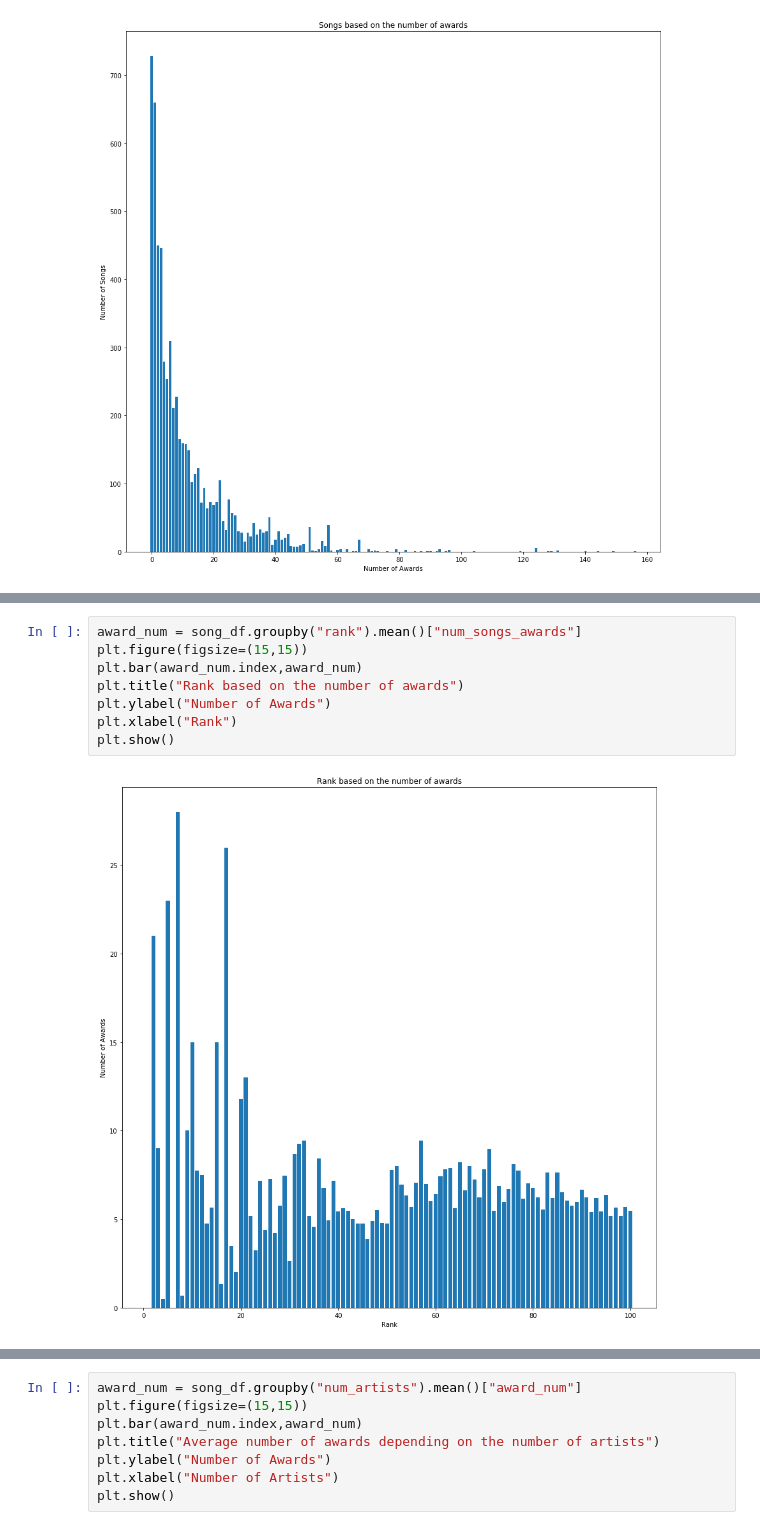
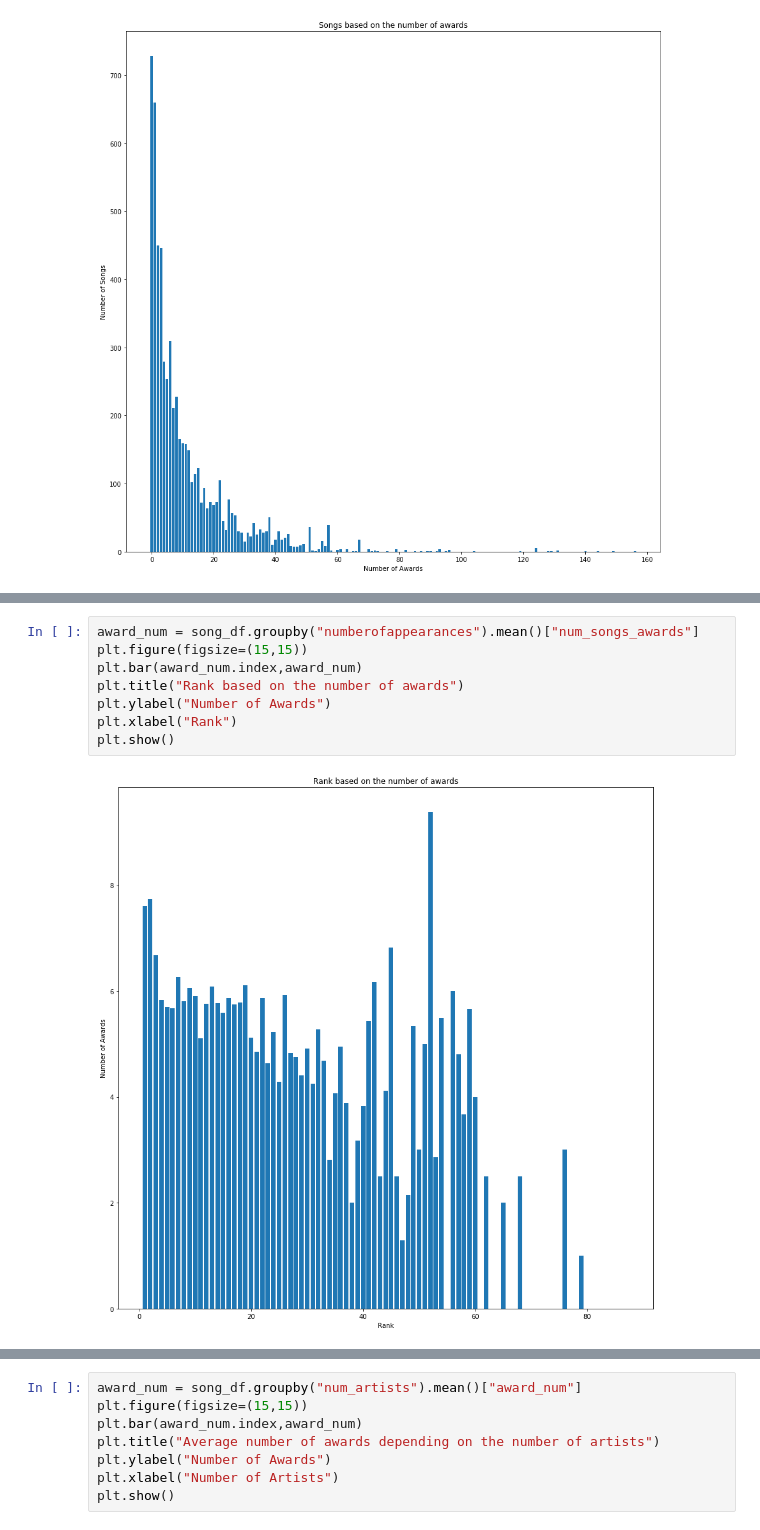
Before and after one commit to Weulass/Billboard-analytics, a Jupyter notebook: Aggregating.ipynb, the cells around one changed output, grey strips where cells are left out. Cells and saved outputs as stored; diff of their text form.

```diff
--- a/Aggregating.ipynb
+++ b/Aggregating.ipynb
@@ -180,11 +180,11 @@ plt.show()
 # %%
-award_num = song_df.groupby("rank").mean()["num_songs_awards"]
+award_num = song_df.groupby("numberofappearances").mean()["num_songs_awards"]
 plt.figure(figsize=(15,15))
 plt.bar(award_num.index,award_num)
 plt.title("Rank based on the number of awards")
 plt.ylabel("Number of Awards")
 plt.xlabel("Rank")
 plt.show()
 # %% [output]
-[figure, old version]
+[figure, new version]
 # %%
```
Also changed, not shown: parts of 5 cells of this notebook, 1 other file.
